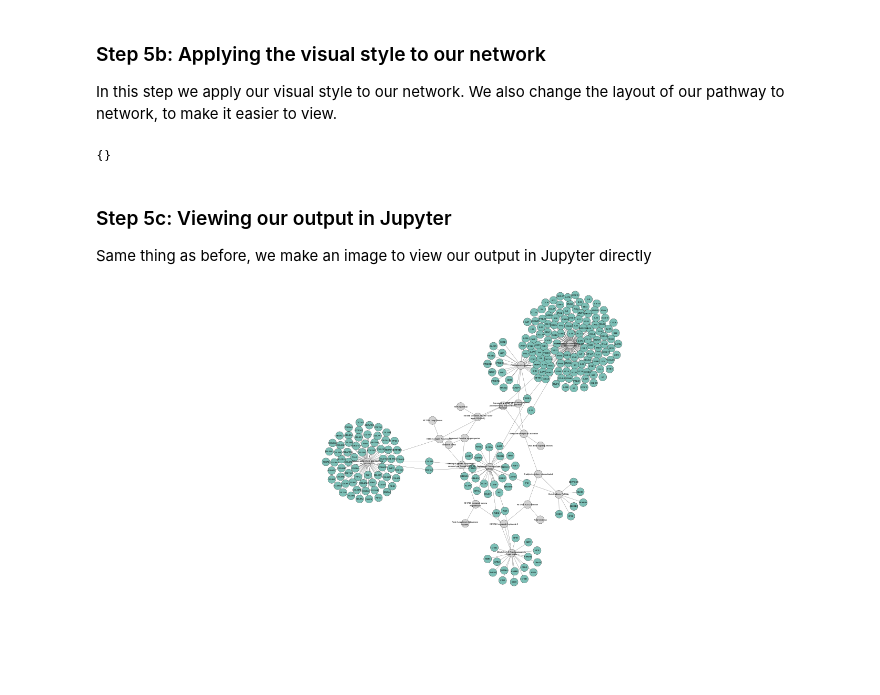
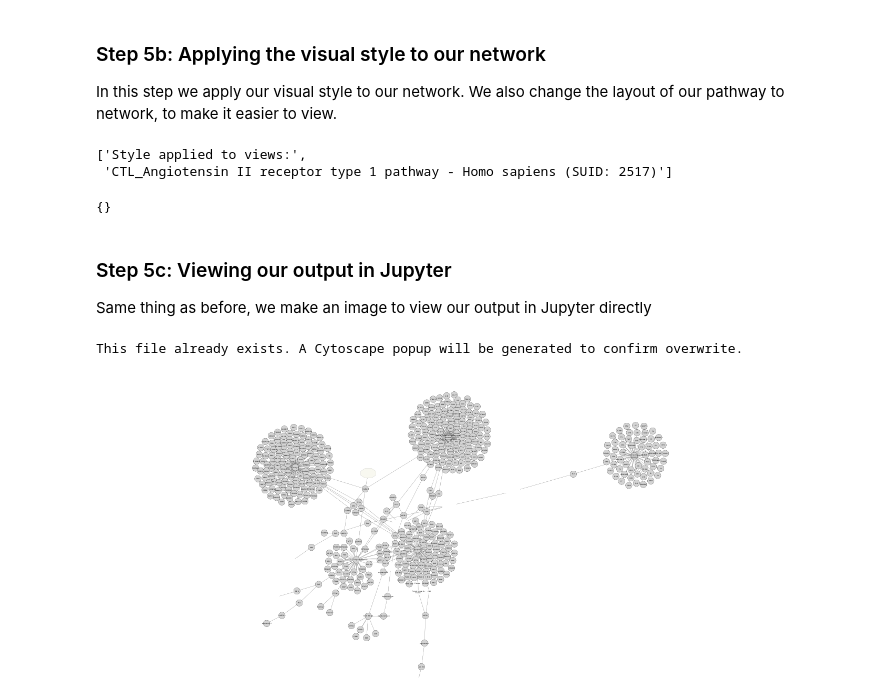
Before and after one commit to marvinm2/2021-internship, a Jupyter notebook: Raats/CyTargetLinker_WikiPathways.ipynb, the cells around one changed output. Saved outputs shown, nothing was run; the diff lists cells and outputs as text; code cells hidden in the pictures; blank space fills up the shorter version.

```diff
--- a/Raats/CyTargetLinker_WikiPathways.ipynb
+++ b/Raats/CyTargetLinker_WikiPathways.ipynb
@@ -109,17 +124,21 @@ In this step we apply our visual style to our network. We also change the layout
 # %%
 setVisualStyle = 'vizmap apply styles="CyTargetLinker_0"'
 p4c.commands.commands_get(setVisualStyle)
-
-p4c.layout_network()
 # %% [output]
-{}
+['Style applied to views:',
+ 'CTL_Angiotensin II receptor type 1 pathway - Homo sapiens (SUID: 2517)']
+# %%
+p4c.layout_network()
+# %% [output]
+{}
 # %% [markdown]
 ### Step 5c: Viewing our output in Jupyter
 
 Same thing as before, we make an image to view our output in Jupyter directly
 # %%
-p4c.export_image(filename='ext_net_viz.png')
-p4c.sandbox_get_from('ext_net_viz.png')
-Image('ext_net_viz.png')
+p4c.export_image(filename='ext_net_viza.png')
+p4c.sandbox_get_from('ext_net_viza.png')
+Image('ext_net_viza.png')
 # %% [output]
+This file already exists. A Cytoscape popup will be generated to confirm overwrite.
-[figure, old version]
+[figure, new version]
```
Also changed, not shown: parts of 10 cells of this notebook, 36 other files.
